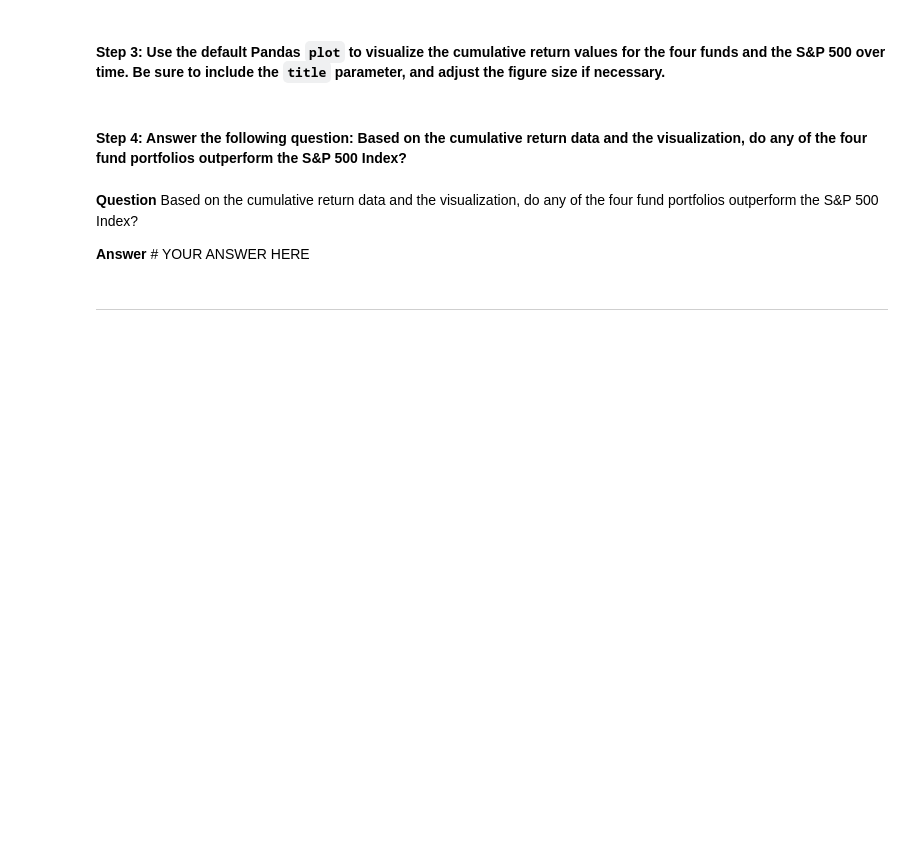
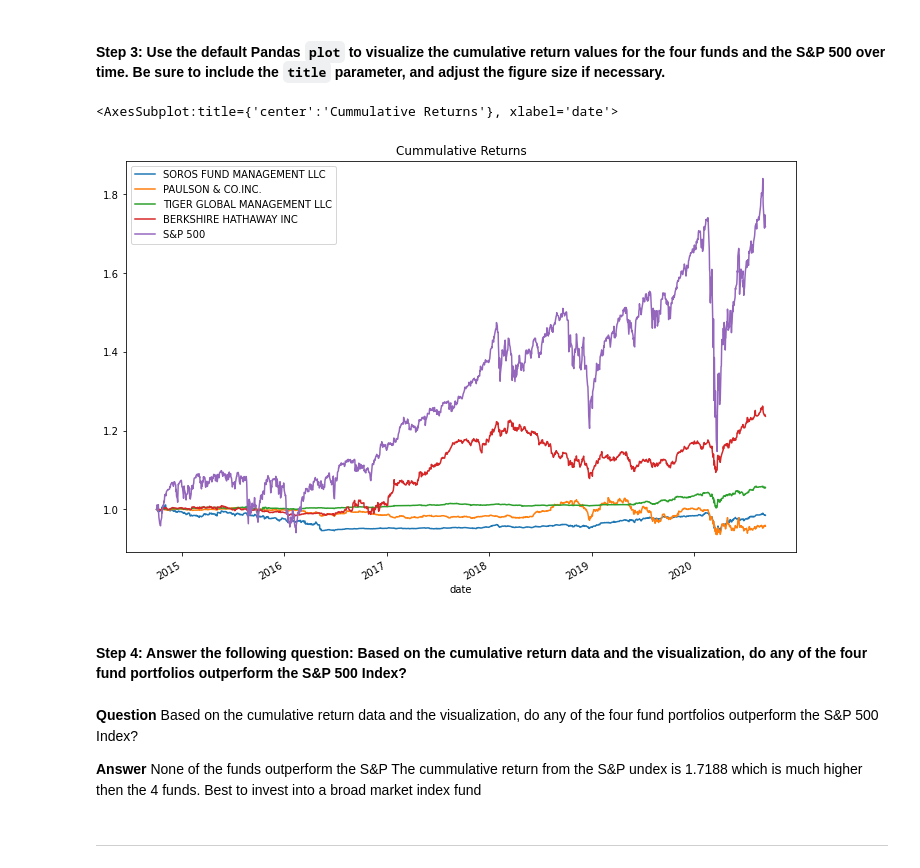
Before and after one commit to rajtolani/Challenge4-Risk-return-analysis, a Jupyter notebook: risk_return_analysis.ipynb, the cells around one changed output. Saved outputs shown, nothing was run; the diff lists cells and outputs as text; code cells hidden in the pictures; blank space fills up the shorter version.

```diff
--- a/risk_return_analysis.ipynb
+++ b/risk_return_analysis.ipynb
@@ -180,3 +180,5 @@ whale_daily_returns.plot(title='Whale Daily Return', figsize=(12,8))
 # Calculate and plot the cumulative returns of the 4 fund portfolios and the S&P 500
 # Review the last 5 rows of the cumulative returns DataFrame
 # YOUR CODE HERE
+whale_cum_returns=(1+whale_daily_returns).cumprod()
+whale_cum_returns.tail()
@@ -185,13 +195,17 @@ whale_daily_returns.plot(title='Whale Daily Return', figsize=(12,8))
 # %%
 # Visualize the cumulative returns using the Pandas plot function
 # Include a title parameter and adjust the figure size
 # YOUR CODE HERE
+whale_cum_returns.plot(title='Cummulative Returns',figsize=(12,8))
+# %% [output]
+<AxesSubplot:title={'center':'Cummulative Returns'}, xlabel='date'>
+[figure, added]
 # %% [markdown]
 #### Step 4: Answer the following question: Based on the cumulative return data and the visualization, do any of the four fund portfolios outperform the S&P 500 Index?
 # %% [markdown]
 **Question** Based on the cumulative return data and the visualization, do any of the four fund portfolios outperform the S&P 500 Index?
 
-**Answer** # YOUR ANSWER HERE
+**Answer** None of the funds outperform the S&P The cummulative return from the S&P undex is 1.7188 which is much higher then the 4 funds. Best to invest into a broad market index fund
 # %% [markdown]
 ---
 # %% [markdown]
```
Also changed, not shown: parts of 27 cells of this notebook.
